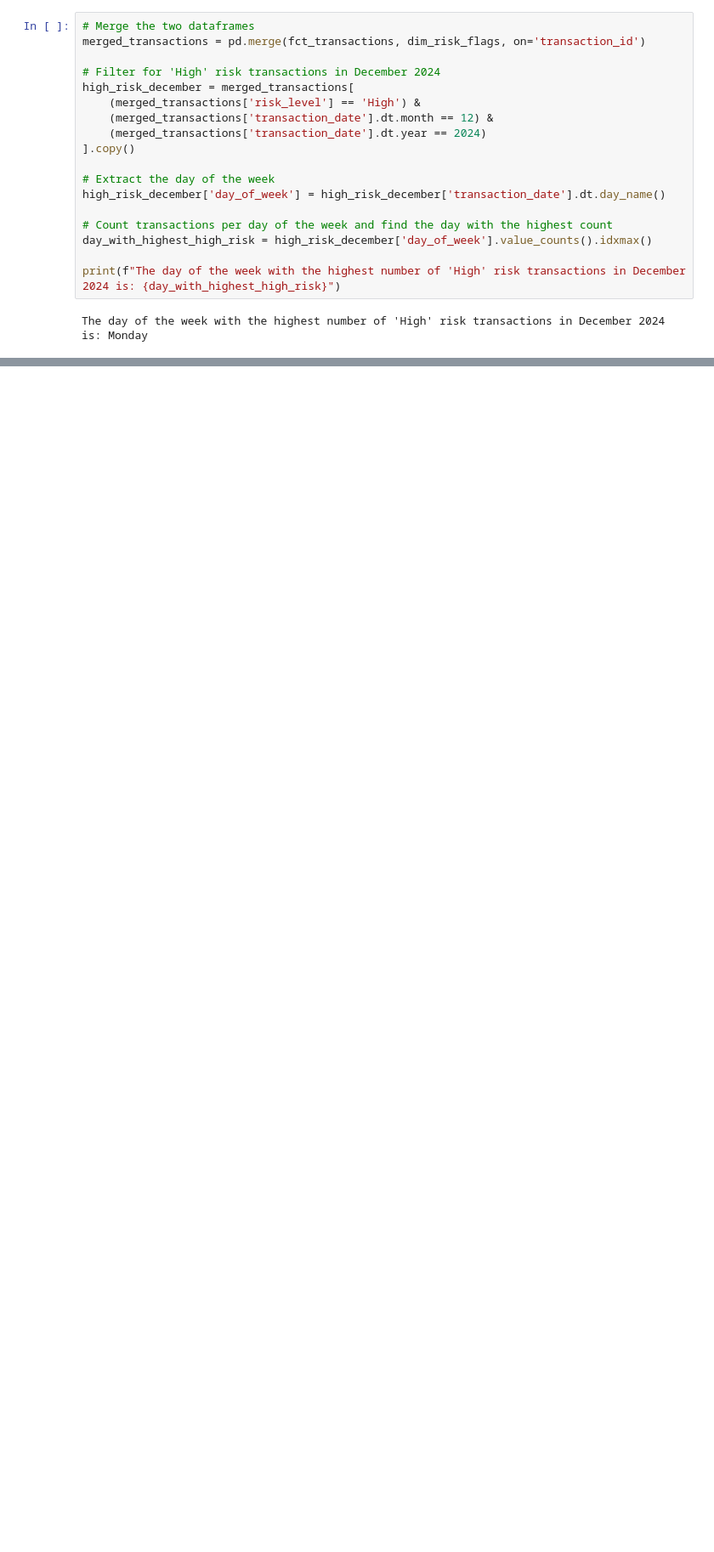
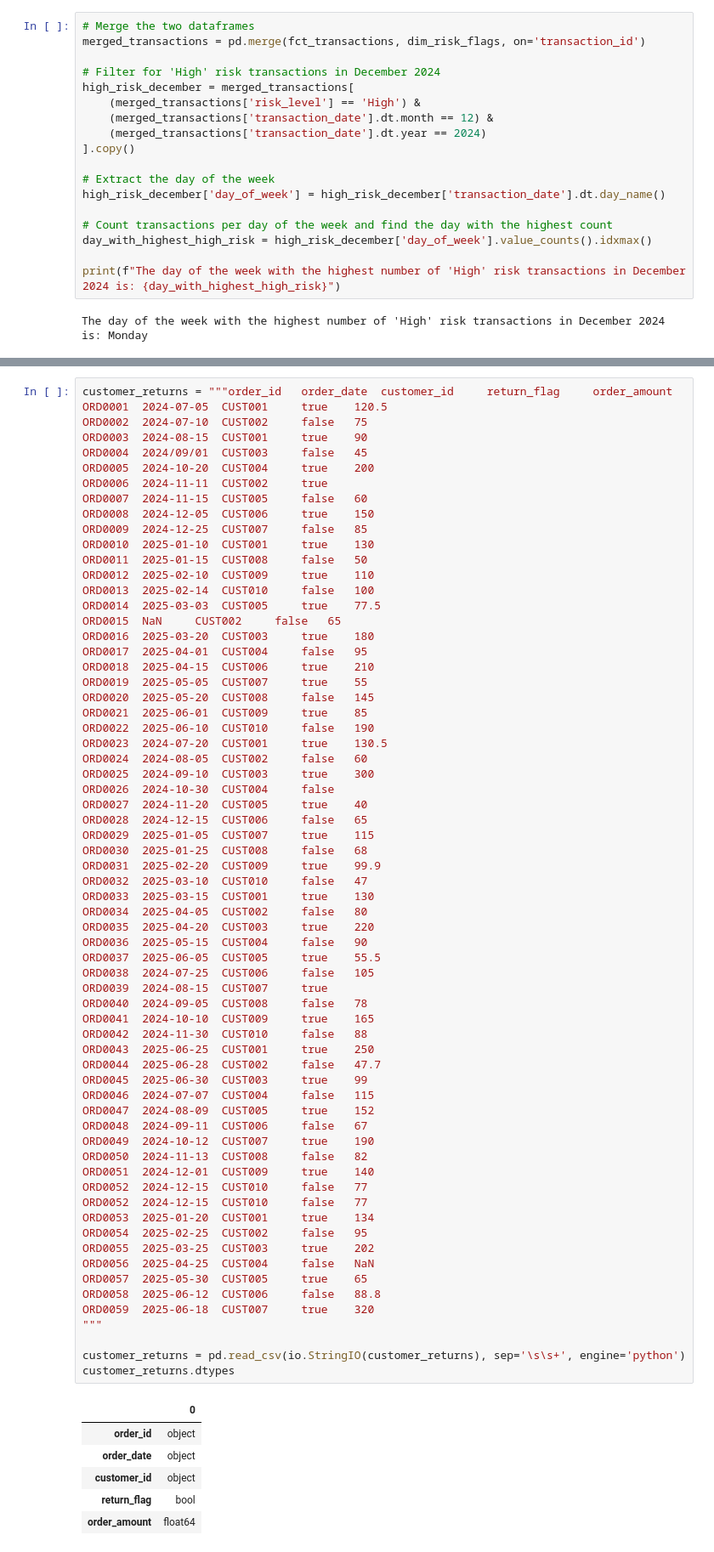
Before and after one commit to Haris-09/Python-Summer-Party-Challenge, a Jupyter notebook: Python_Summer_Party.ipynb, the cells around one changed output, grey strips where cells are left out. Shown at 85% size. Drawn from its saved outputs; the diff is of its cells as text; blank space fills up the shorter version.

```diff
--- a/Python_Summer_Party.ipynb
+++ b/Python_Summer_Party.ipynb
@@ -1598,0 +1609,73 @@ The day of the week with the highest number of 'High' risk transactions in Decem
+# %%
+customer_returns = """order_id	 order_date	 customer_id	 return_flag	 order_amount
+ORD0001	 2024-07-05	 CUST001	 true	 120.5
+ORD0002	 2024-07-10	 CUST002	 false	 75
+ORD0003	 2024-08-15	 CUST001	 true	 90
+ORD0004	 2024/09/01	 CUST003	 false	 45
+ORD0005	 2024-10-20	 CUST004	 true	 200
+ORD0006	 2024-11-11	 CUST002	 true
+ORD0007	 2024-11-15	 CUST005	 false	 60
+ORD0008	 2024-12-05	 CUST006	 true	 150
+ORD0009	 2024-12-25	 CUST007	 false	 85
+ORD0010	 2025-01-10	 CUST001	 true	 130
+ORD0011	 2025-01-15	 CUST008	 false	 50
+ORD0012	 2025-02-10	 CUST009	 true	 110
+ORD0013	 2025-02-14	 CUST010	 false	 100
+ORD0014	 2025-03-03	 CUST005	 true	 77.5
+ORD0015	 NaN	 CUST002	 false	 65
+ORD0016	 2025-03-20	 CUST003	 true	 180
+ORD0017	 2025-04-01	 CUST004	 false	 95
+ORD0018	 2025-04-15	 CUST006	 true	 210
+ORD0019	 2025-05-05	 CUST007	 true	 55
+ORD0020	 2025-05-20	 CUST008	 false	 145
+ORD0021	 2025-06-01	 CUST009	 true	 85
+ORD0022	 2025-06-10	 CUST010	 false	 190
+ORD0023	 2024-07-20	 CUST001	 true	 130.5
+ORD0024	 2024-08-05	 CUST002	 false	 60
+ORD0025	 2024-09-10	 CUST003	 true	 300
+ORD0026	 2024-10-30	 CUST004	 false
+ORD0027	 2024-11-20	 CUST005	 true	 40
+ORD0028	 2024-12-15	 CUST006	 false	 65
+ORD0029	 2025-01-05	 CUST007	 true	 115
+ORD0030	 2025-01-25	 CUST008	 false	 68
+ORD0031	 2025-02-20	 CUST009	 true	 99.9
+ORD0032	 2025-03-10	 CUST010	 false	 47
+ORD0033	 2025-03-15	 CUST001	 true	 130
+ORD0034	 2025-04-05	 CUST002	 false	 80
+ORD0035	 2025-04-20	 CUST003	 true	 220
+ORD0036	 2025-05-15	 CUST004	 false	 90
+ORD0037	 2025-06-05	 CUST005	 true	 55.5
+ORD0038	 2024-07-25	 CUST006	 false	 105
+ORD0039	 2024-08-15	 CUST007	 true
+ORD0040	 2024-09-05	 CUST008	 false	 78
+ORD0041	 2024-10-10	 CUST009	 true	 165
+ORD0042	 2024-11-30	 CUST010	 false	 88
+ORD0043	 2025-06-25	 CUST001	 true	 250
+ORD0044	 2025-06-28	 CUST002	 false	 47.7
+ORD0045	 2025-06-30	 CUST003	 true	 99
+ORD0046	 2024-07-07	 CUST004	 false	 115
+ORD0047	 2024-08-09	 CUST005	 true	 152
+ORD0048	 2024-09-11	 CUST006	 false	 67
+ORD0049	 2024-10-12	 CUST007	 true	 190
+ORD0050	 2024-11-13	 CUST008	 false	 82
+ORD0051	 2024-12-01	 CUST009	 true	 140
+ORD0052	 2024-12-15	 CUST010	 false	 77
+ORD0052	 2024-12-15	 CUST010	 false	 77
+ORD0053	 2025-01-20	 CUST001	 true	 134
+ORD0054	 2025-02-25	 CUST002	 false	 95
+ORD0055	 2025-03-25	 CUST003	 true	 202
+ORD0056	 2025-04-25	 CUST004	 false	 NaN
+ORD0057	 2025-05-30	 CUST005	 true	 65
+ORD0058	 2025-06-12	 CUST006	 false	 88.8
+ORD0059	 2025-06-18	 CUST007	 true	 320
+"""
+
+customer_returns = pd.read_csv(io.StringIO(customer_returns), sep='\s\s+', engine='python')
+customer_returns.dtypes
+# %% [output]
+|  | 0 |
+| order_id | object |
+| order_date | object |
+| customer_id | object |
+| return_flag | bool |
+| order_amount | float64 |
```
Also changed, not shown: parts of 7 cells of this notebook.
